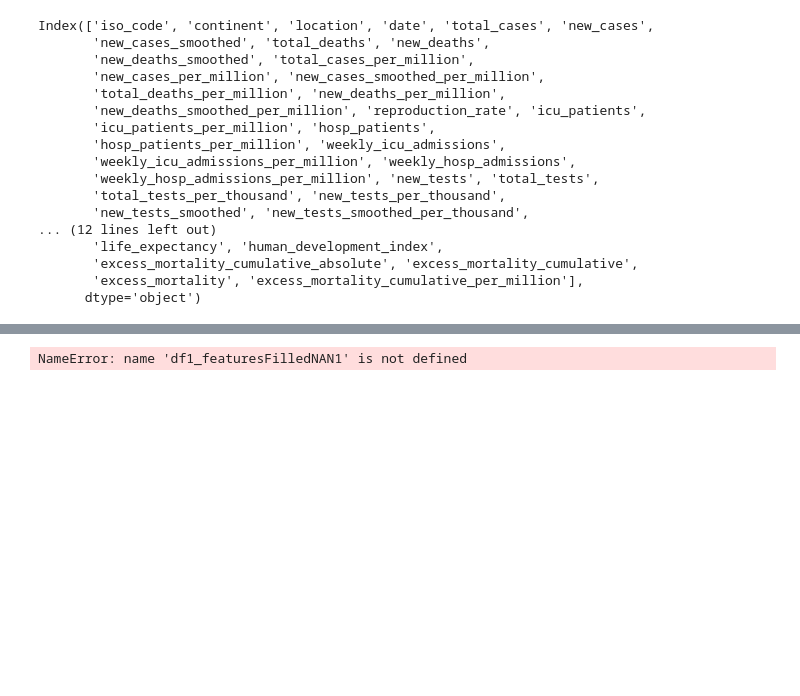
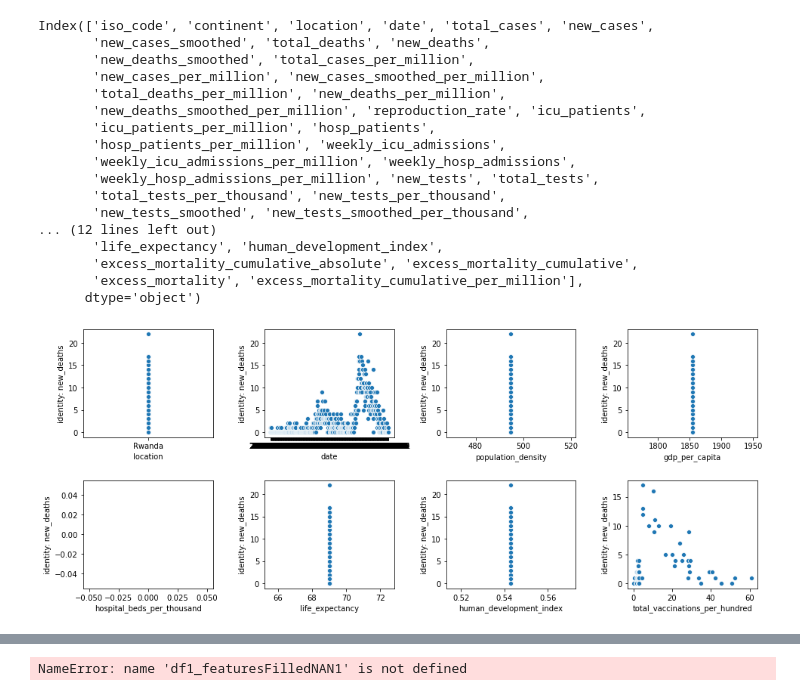
Before and after one commit to YongZhengYew/DDW_Project2D, a Jupyter notebook: app/Task1/data/owid.ipynb, the cells around one changed output, grey strips where cells are left out. Cells and saved outputs as stored; diff of their text form; code cells hidden in the pictures; blank space fills up the shorter version.

```diff
--- a/app/Task1/data/owid.ipynb
+++ b/app/Task1/data/owid.ipynb
@@ -78,2 +82,20 @@ class PlainPlot:
             xlabel=xName
         )
+# %%
+pd.reset_option("display.max_rows")
+#total_deaths_per_million
+#columnsOfInterest = ["total_deaths_per_million", "total_vaccinations_per_hundred"]
+
+columnsOfInterest = ['location', 'date', "new_deaths",
+                     'population_density', 'gdp_per_capita', 'hospital_beds_per_thousand',
+                     'life_expectancy', 'human_development_index', 'total_vaccinations_per_hundred']
+
+rw = df1.loc[df1["location"] == "Rwanda"]
+
+df1_interest = rw.loc[:, columnsOfInterest]
+
+
+q = PlainPlot(df1_interest, "new_deaths")
+q.plotAllGraphs()
+# %% [output]
+[figure, added]
```
Also changed, not shown: parts of 6 cells of this notebook, 1 other file.
